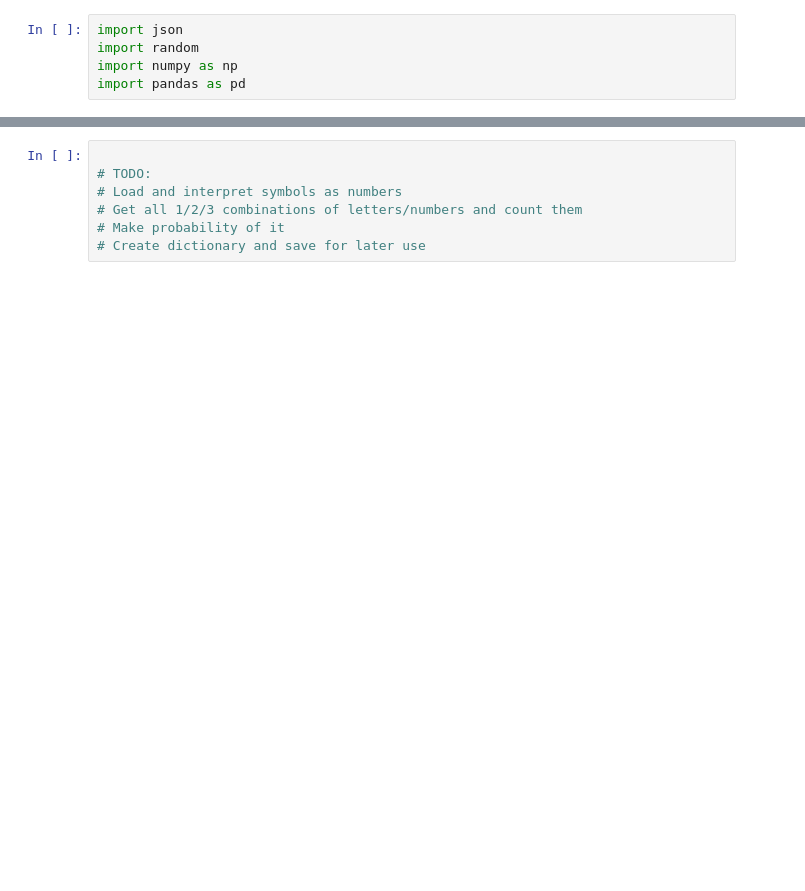
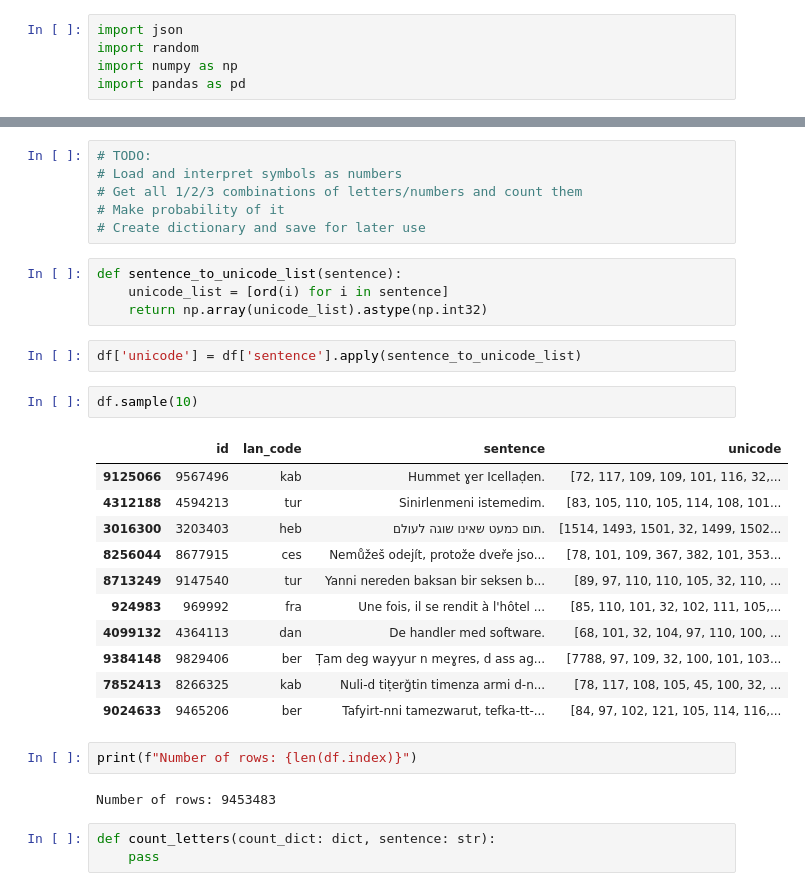
Before and after one commit to PiotrCenda/lang-detection, a Jupyter notebook: lang_detection_statistics.ipynb, the cells around one changed output, grey strips where cells are left out. Cells and saved outputs as stored; diff of their text form; blank space fills up the shorter version.

```diff
--- a/lang_detection_statistics.ipynb
+++ b/lang_detection_statistics.ipynb
@@ -21,7 +23,33 @@ df.sample(10)
 # %%
-
 # TODO:
 # Load and interpret symbols as numbers
 # Get all 1/2/3 combinations of letters/numbers and count them
 # Make probability of it
 # Create dictionary and save for later use
+# %%
+def sentence_to_unicode_list(sentence):
+    unicode_list = [ord(i) for i in sentence]
+    return np.array(unicode_list).astype(np.int32)
+# %%
+df['unicode'] = df['sentence'].apply(sentence_to_unicode_list)
+# %%
+df.sample(10)
+# %% [output]
+|  | id | lan_code | sentence | unicode |
+| 9125066 | 9567496 | kab | Hummet ɣer Icellaḍen. | [72, 117, 109, 109, 101, 116, 32,... |
+| 4312188 | 4594213 | tur | Sinirlenmeni istemedim. | [83, 105, 110, 105, 114, 108, 101... |
+| 3016300 | 3203403 | heb | תום כמעט שאינו שוגה לעולם. | [1514, 1493, 1501, 32, 1499, 1502... |
+| 8256044 | 8677915 | ces | Nemůžeš odejít, protože dveře jso... | [78, 101, 109, 367, 382, 101, 353... |
+| 8713249 | 9147540 | tur | Yanni nereden baksan bir seksen b... | [89, 97, 110, 110, 105, 32, 110, ... |
+| 924983 | 969992 | fra | Une fois, il se rendit à l'hôtel ... | [85, 110, 101, 32, 102, 111, 105,... |
+| 4099132 | 4364113 | dan | De handler med software. | [68, 101, 32, 104, 97, 110, 100, ... |
+| 9384148 | 9829406 | ber | Ṭam deg wayyur n meɣres, d ass ag... | [7788, 97, 109, 32, 100, 101, 103... |
+| 7852413 | 8266325 | kab | Nuli-d tiṭerǧtin timenza armi d-n... | [78, 117, 108, 105, 45, 100, 32, ... |
+| 9024633 | 9465206 | ber | Tafyirt-nni tamezwarut, tefka-tt-... | [84, 97, 102, 121, 105, 114, 116,... |
+# %%
+print(f"Number of rows: {len(df.index)}")
+# %% [output]
+Number of rows: 9453483
+# %%
+def count_letters(count_dict: dict, sentence: str):
+    pass
```
Also changed, not shown: parts of 6 cells of this notebook.
